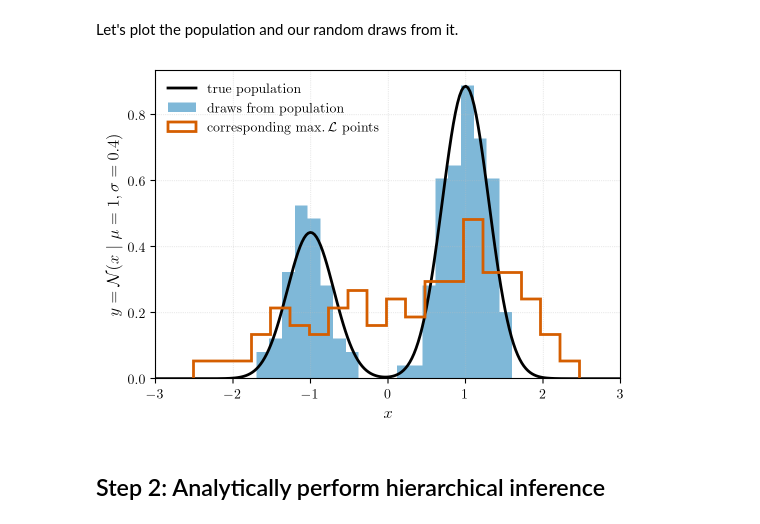
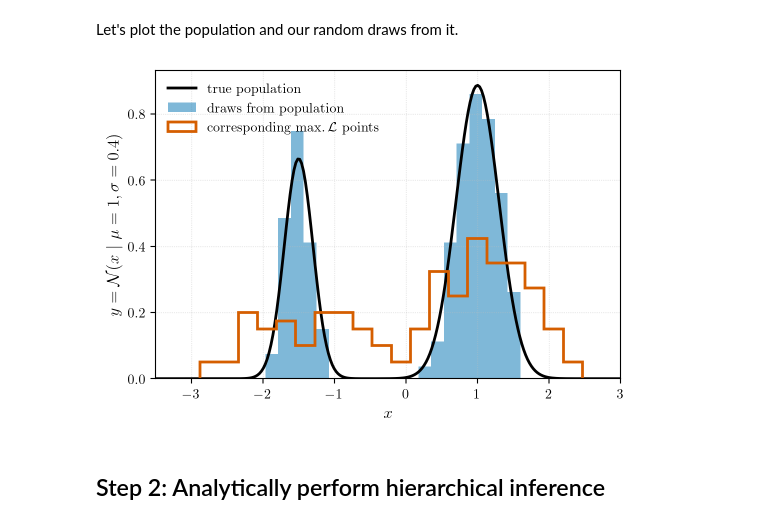
Before and after one commit to simonajmiller/GW-PPCs, a Jupyter notebook: toy_example/demo.ipynb, the cells around one changed output. Cells and saved outputs as stored; diff of their text form; code cells hidden in the pictures.

```diff
--- a/toy_example/demo.ipynb
+++ b/toy_example/demo.ipynb
@@ -54,9 +52,9 @@ sigma_meas = 0.6
 # set up a random seed for reproducability
 rng = np.random.default_rng(seed=6)
 
-# draw true values from a bounded BIMODAL distribution
+# draw true values from a BIMODAL distribution
 x1 = rng.normal(loc=1, scale=0.3, size=100*nevents)
-x2 = rng.normal(loc=-1, scale=0.3, size=100*nevents)
+x2 = rng.normal(loc=-1.5, scale=0.2, size=100*nevents)
 x_true = np.concatenate([x1[:100],x2[:50]])
 
 # draw corresponding maxL values
@@ -83,21 +81,21 @@ def gaussian_pdf(x, mean, std_dev):
 # %%
 # Plot
 x_grid = np.linspace(-4,4,300)
-y_grid = (1/3) * gaussian_pdf(x_grid, -1, 0.3) + (2/3) * gaussian_pdf(x_grid, 1, 0.3)
+y_grid = (1/3) * gaussian_pdf(x_grid, -1.5, 0.2) + (2/3) * gaussian_pdf(x_grid, 1, 0.3)
 
 plt.figure(figsize=(6,4))
 plt.plot(x_grid, y_grid, color='k', lw=2, label='true population')
 plt.hist(x_true, density=True, color='C0', alpha=0.5, bins=20, label='draws from population')
 plt.hist(x_maxL, density=True, color='C3', histtype='step', lw=2, bins=20, label=r'corresponding $\mathrm{max.}\,\mathcal{L}$ points')
 
 plt.legend(loc='upper left', frameon=False)
 plt.xlabel(r'$x$')
 plt.ylabel(r'$y = \mathcal{N}(x ~|~ \mu = 1, \sigma = 0.4)$')
 plt.grid()
-plt.xlim(-3,3)
+plt.xlim(-3.5,3)
 plt.show()
 # %% [output]
-[figure, old version]
+[figure, new version]
 # %% [markdown]
 ## Step 2: Analytically perform hierarchical inference
 # %%
```
Also changed, not shown: parts of 15 cells of this notebook.
